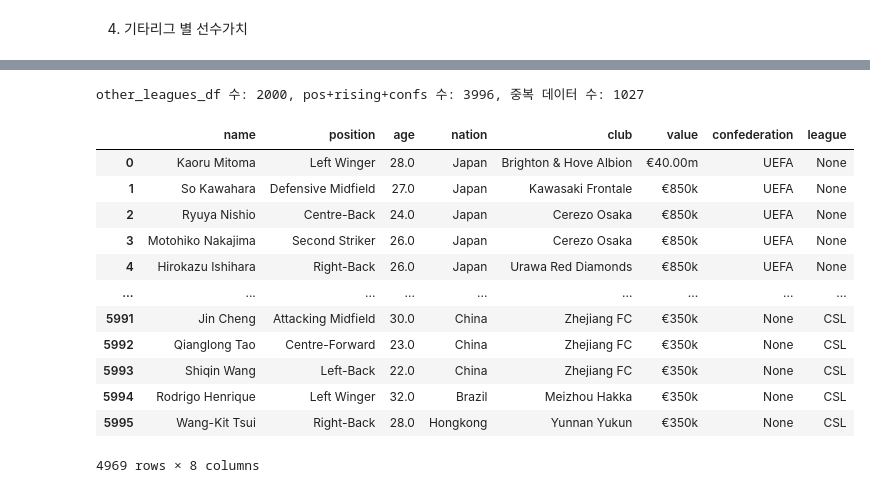
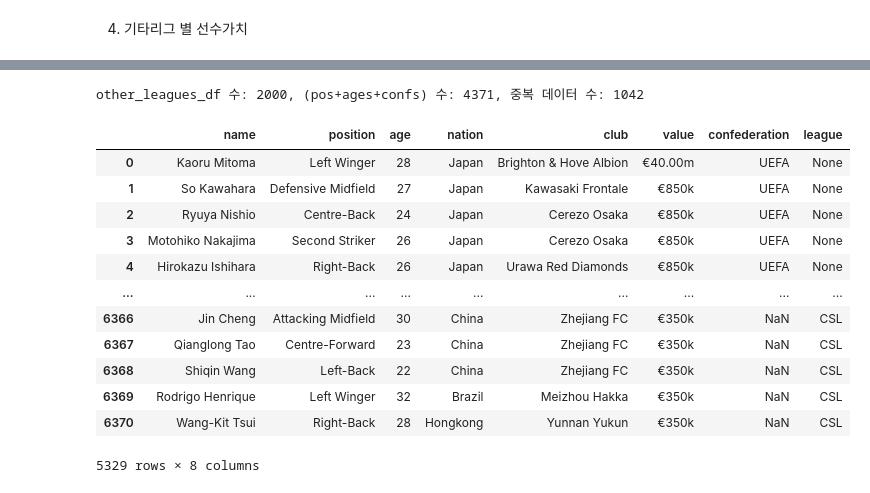
Before and after one commit to sesac-dragon/project_jeon99yu, a Jupyter notebook: crawlers/transfermarkt.ipynb, the cells around one changed output, grey strips where cells are left out. Cells and saved outputs as stored; diff of their text form; code cells hidden in the pictures.

```diff
--- a/crawlers/transfermarkt.ipynb
+++ b/crawlers/transfermarkt.ipynb
@@ -459,6 +216,8 @@ for league_name, code in league_codes.items():
                     trs = inline_table.find_all('tr')
                     name_tag = trs[0].find('a') if len(trs) > 0 else None
                     name = name_tag.text.strip() if name_tag else ''
+                    name = unidecode(name)
+
                     position_td = trs[1].find('td') if len(trs) > 1 else None
                     position = position_td.text.strip() if position_td else ''
 
@@ -495,10 +254,9 @@ for league_name, code in league_codes.items():
         time.sleep(1)
 
 other_leagues_df = pd.DataFrame(other_leagues)
-other_leagues_df = other_leagues_df.drop_duplicates()
 other_leagues_df = other_leagues_df[other_leagues_df['name'].str.strip() != '']
 
-other_leagues_df.to_csv('../data/transfermarkt_other_leagues.csv', index=False, encoding='utf-8-sig')
+other_leagues_df.to_csv('../data/tfm_otherleagues.csv', index=False, encoding='utf-8-sig')
 other_leagues_df
 # %% [output]
 |  | name | position | age | nation | club | value | league |
@@ -548,6 +304,6 @@ all_positions 수: 2000, risingstars 수: 500, 중복 데이터 수: 293
 # %%
 # 인덱스 초기화
-all_confederation_df = all_confederation_df.reset_index(drop=True)
+confederation_df = confederation_df.reset_index(drop=True)
 merged1_df = merged1_df.reset_index(drop=True)
 
 # 병합 기준 key 컬럼
@@ -555,34 +311,33 @@ key_cols = ['name', 'position', 'age', 'nation', 'club', 'value']
 
 # 컬럼 타입 맞추기
 for col in key_cols:
-    if col in all_confederation_df.columns and col in merged1_df.columns:
+    if col in confederation_df.columns and col in merged1_df.columns:
         if col == 'age':
-            all_confederation_df[col] = pd.to_numeric(all_confederation_df[col], errors='coerce')
+            confederation_df[col] = pd.to_numeric(confederation_df[col], errors='coerce')
             merged1_df[col] = pd.to_numeric(merged1_df[col], errors='coerce')
         else:
-            all_confederation_df[col] = all_confederation_df[col].astype(str)
+            confederation_df[col] = confederation_df[col].astype(str)
             merged1_df[col] = merged1_df[col].astype(str)
 
 # 컬럼 순서 정렬
 columns_order = ['name', 'position', 'age', 'nation', 'club', 'value', 'confederation', 'league']
 for col in columns_order:
-    if col not in all_confederation_df.columns:
-        all_confederation_df[col] = None
+    if col not in confederation_df.columns:
+        confederation_df[col] = None
     if col not in merged1_df.columns:
         merged1_df[col] = None
-all_confederation_df = all_confederation_df[columns_order]
+confederation_df = confederation_df[columns_order]
 merged1_df = merged1_df[columns_order]
 
 # 병합
-merged2_df = pd.concat([all_confederation_df, merged1_df], ignore_index=True)
+merged2_df = pd.concat([confederation_df, merged1_df], ignore_index=True)
 
 # 중복 데이터 찾기
-duplicate2_rows = pd.merge(all_confederation_df, merged1_df, on=key_cols)
-print(f'all_confederation_df 수: {len(all_confederation_df)}, pos+rising 수: {len(merged1_df)}, 중복 데이터 수: {len(duplicate2_rows)}')
+duplicate2_rows = pd.merge(confederation_df, merged1_df, on=key_cols)
+print(f'confederation_df 수: {len(confederation_df)}, pos+ages수: {len(merged1_df)}, 중복 데이터 수: {len(duplicate2_rows)}')
 
 merged2_df = merged2_df.sort_values(by='confederation', ascending=False)
 merged2_df = merged2_df.drop_duplicates(subset=key_cols)
 
-merged2_df.to_csv('../data/transfermarkt_merged2_df.csv', index=False, encoding='utf-8-sig')
 merged2_df
 # %% [output]
@@ -605,44 +360,47 @@ all_confederation_df 수: 2917, pos+rising 수: 2207, 중복 데이터 수: 1128
 # %%
 # 인덱스 초기화
 other_leagues_df = other_leagues_df.reset_index(drop=True)
 merged2_df = merged2_df.reset_index(drop=True)
 
 # 병합 기준 key 컬럼
 key_cols = ['name', 'position', 'age', 'nation', 'club', 'value']
 
 # 컬럼 타입 맞추기
 for col in key_cols:
     if col in merged2_df.columns and col in other_leagues_df.columns:
         if col == 'age':
             merged2_df[col] = pd.to_numeric(merged2_df[col], errors='coerce')
             other_leagues_df[col] = pd.to_numeric(other_leagues_df[col], errors='coerce')
+
+            merged2_df = merged2_df.dropna(subset=['age'])
+            other_leagues_df = other_leagues_df.dropna(subset=['age'])
+            merged2_df['age'] = merged2_df['age'].astype(int)
+            other_leagues_df['age'] = other_leagues_df['age'].astype(int)
         else:
             merged2_df[col] = merged2_df[col].astype(str)
             other_leagues_df[col] = other_leagues_df[col].astype(str)
 
 # 중복 데이터 찾기
 duplicate3_rows = pd.merge(merged2_df, other_leagues_df, on=key_cols)
+print(f'other_leagues_df 수: {len(other_leagues_df)}, (pos+ages+confs) 수: {len(merged2_df)}, 중복 데이터 수: {len(duplicate3_rows)}')
 
-# 결과 출력
-print(f'other_leagues_df 수: {len(other_leagues_df)}, pos+rising+confs 수: {len(merged2_df)}, 중복 데이터 수: {len(duplicate3_rows)}')
+transfermarkt_df = pd.concat([merged2_df, other_leagues_df], ignore_index=True)
+transfermarkt_df = transfermarkt_df.drop_duplicates(subset=key_cols)
 
-all_players_value_df = pd.concat([merged2_df, other_leagues_df], ignore_index=True)
-all_players_value_df = all_players_value_df.drop_duplicates(subset=key_cols)
-
-all_players_value_df.to_csv('../data/transfermarkt_all_players_values_df.csv', index=False, encoding='utf-8-sig')
-all_players_value_df
+transfermarkt_df.to_csv('../data/transfermarkt_data.csv', index=False, encoding='utf-8-sig')
+transfermarkt_df
 # %% [output]
-other_leagues_df 수: 2000, pos+rising+confs 수: 3996, 중복 데이터 수: 1027
+other_leagues_df 수: 2000, (pos+ages+confs) 수: 4371, 중복 데이터 수: 1042
 |  | name | position | age | nation | club | value | confederation | league |
-| 0 | Kaoru Mitoma | Left Winger | 28.0 | Japan | Brighton & Hove Albion | €40.00m | UEFA | None |
-| 1 | So Kawahara | Defensive Midfield | 27.0 | Japan | Kawasaki Frontale | €850k | UEFA | None |
-| 2 | Ryuya Nishio | Centre-Back | 24.0 | Japan | Cerezo Osaka | €850k | UEFA | None |
-| 3 | Motohiko Nakajima | Second Striker | 26.0 | Japan | Cerezo Osaka | €850k | UEFA | None |
-| 4 | Hirokazu Ishihara | Right-Back | 26.0 | Japan | Urawa Red Diamonds | €850k | UEFA | None |
+| 0 | Kaoru Mitoma | Left Winger | 28 | Japan | Brighton & Hove Albion | €40.00m | UEFA | None |
+| 1 | So Kawahara | Defensive Midfield | 27 | Japan | Kawasaki Frontale | €850k | UEFA | None |
+| 2 | Ryuya Nishio | Centre-Back | 24 | Japan | Cerezo Osaka | €850k | UEFA | None |
+| 3 | Motohiko Nakajima | Second Striker | 26 | Japan | Cerezo Osaka | €850k | UEFA | None |
+| 4 | Hirokazu Ishihara | Right-Back | 26 | Japan | Urawa Red Diamonds | €850k | UEFA | None |
 | ... | ... | ... | ... | ... | ... | ... | ... | ... |
-| 5991 | Jin Cheng | Attacking Midfield | 30.0 | China | Zhejiang FC | €350k | None | CSL |
-| 5992 | Qianglong Tao | Centre-Forward | 23.0 | China | Zhejiang FC | €350k | None | CSL |
-| 5993 | Shiqin Wang | Left-Back | 22.0 | China | Zhejiang FC | €350k | None | CSL |
-| 5994 | Rodrigo Henrique | Left Winger | 32.0 | Brazil | Meizhou Hakka | €350k | None | CSL |
-| 5995 | Wang-Kit Tsui | Right-Back | 28.0 | Hongkong | Yunnan Yukun | €350k | None | CSL |
+| 6366 | Jin Cheng | Attacking Midfield | 30 | China | Zhejiang FC | €350k | NaN | CSL |
+| 6367 | Qianglong Tao | Centre-Forward | 23 | China | Zhejiang FC | €350k | NaN | CSL |
+| 6368 | Shiqin Wang | Left-Back | 22 | China | Zhejiang FC | €350k | NaN | CSL |
+| 6369 | Rodrigo Henrique | Left Winger | 32 | Brazil | Meizhou Hakka | €350k | NaN | CSL |
+| 6370 | Wang-Kit Tsui | Right-Back | 28 | Hongkong | Yunnan Yukun | €350k | NaN | CSL |
-4969 rows × 8 columns
+5329 rows × 8 columns
```
Also changed, not shown: parts of 16 cells of this notebook.
